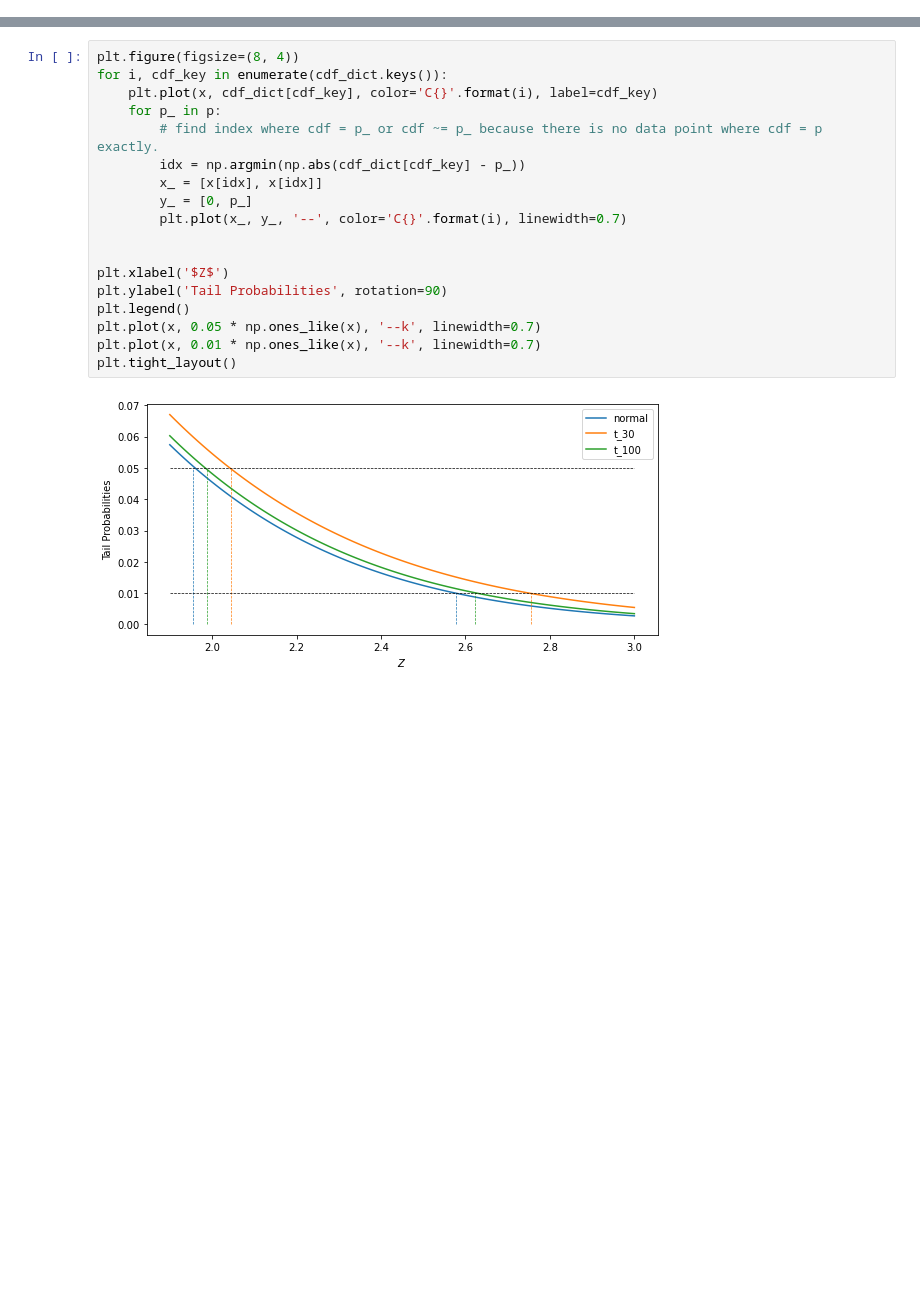
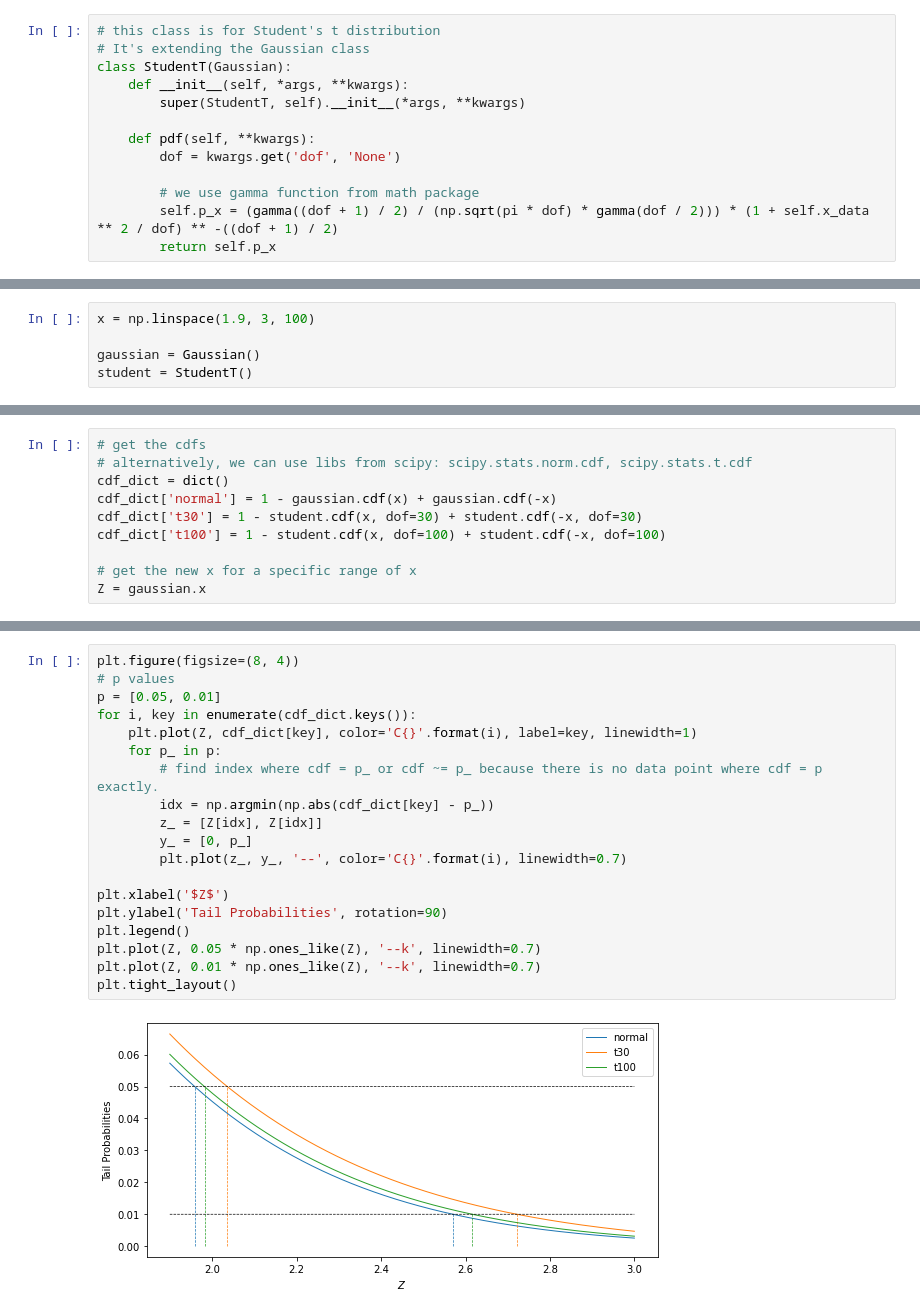
Before and after one commit to abkoesdw/The-Elements-of-Statistical-Learning-Python-Codes, a Jupyter notebook: esl/Chapter 03 - Linear Methods for Regression/3.2 Linear Regression Models and Least Squares.ipynb, the cells around one changed output, grey strips where cells are left out. Drawn from its saved outputs; the diff is of its cells as text; blank space fills up the shorter version.

```diff
--- a/esl/Chapter 03 - Linear Methods for Regression/3.2 Linear Regression Models and Least Squares.ipynb
+++ b/esl/Chapter 03 - Linear Methods for Regression/3.2 Linear Regression Models and Least Squares.ipynb
@@ -5,0 +165,13 @@ from math import pi
+# %%
+# this class is for Student's t distribution
+# It's extending the Gaussian class
+class StudentT(Gaussian):
+    def __init__(self, *args, **kwargs):
+        super(StudentT, self).__init__(*args, **kwargs)
+
+    def pdf(self, **kwargs):
+        dof = kwargs.get('dof', 'None')
+
+        # we use gamma function from math package
+        self.p_x = (gamma((dof + 1) / 2) / (np.sqrt(pi * dof) * gamma(dof / 2))) * (1 + self.x_data ** 2 / dof) ** -((dof + 1) / 2)
+        return self.p_x
@@ -6 +180,6 @@ from math import pi
+# %%
+x = np.linspace(1.9, 3, 100)
+
+gaussian = Gaussian()
+student = StudentT()
 # %% [markdown]
@@ -14,0 +191,10 @@ p = [0.05, 0.01]
+# %%
+# get the cdfs
+# alternatively, we can use libs from scipy: scipy.stats.norm.cdf, scipy.stats.t.cdf
+cdf_dict = dict()
+cdf_dict['normal'] = 1 - gaussian.cdf(x) + gaussian.cdf(-x)
+cdf_dict['t30'] = 1 - student.cdf(x, dof=30) + student.cdf(-x, dof=30)
+cdf_dict['t100'] = 1 - student.cdf(x, dof=100) + student.cdf(-x, dof=100)
+
+# get the new x for a specific range of x
+Z = gaussian.x
@@ -15,20 +203,21 @@ p = [0.05, 0.01]
 # %%
 plt.figure(figsize=(8, 4))
-for i, cdf_key in enumerate(cdf_dict.keys()):
-    plt.plot(x, cdf_dict[cdf_key], color='C{}'.format(i), label=cdf_key)
+# p values
+p = [0.05, 0.01]
+for i, key in enumerate(cdf_dict.keys()):
+    plt.plot(Z, cdf_dict[key], color='C{}'.format(i), label=key, linewidth=1)
     for p_ in p:
         # find index where cdf = p_ or cdf ~= p_ because there is no data point where cdf = p exactly.
-        idx = np.argmin(np.abs(cdf_dict[cdf_key] - p_))
-        x_ = [x[idx], x[idx]]
+        idx = np.argmin(np.abs(cdf_dict[key] - p_))
+        z_ = [Z[idx], Z[idx]]
         y_ = [0, p_]
-        plt.plot(x_, y_, '--', color='C{}'.format(i), linewidth=0.7)
-
+        plt.plot(z_, y_, '--', color='C{}'.format(i), linewidth=0.7)
 
 plt.xlabel('$Z$')
 plt.ylabel('Tail Probabilities', rotation=90)
 plt.legend()
-plt.plot(x, 0.05 * np.ones_like(x), '--k', linewidth=0.7)
-plt.plot(x, 0.01 * np.ones_like(x), '--k', linewidth=0.7)
+plt.plot(Z, 0.05 * np.ones_like(Z), '--k', linewidth=0.7)
+plt.plot(Z, 0.01 * np.ones_like(Z), '--k', linewidth=0.7)
 plt.tight_layout()
 # %% [output]
-[figure, old version]
+[figure, new version]
```
Also changed, not shown: parts of 13 cells of this notebook, 3 other files.
